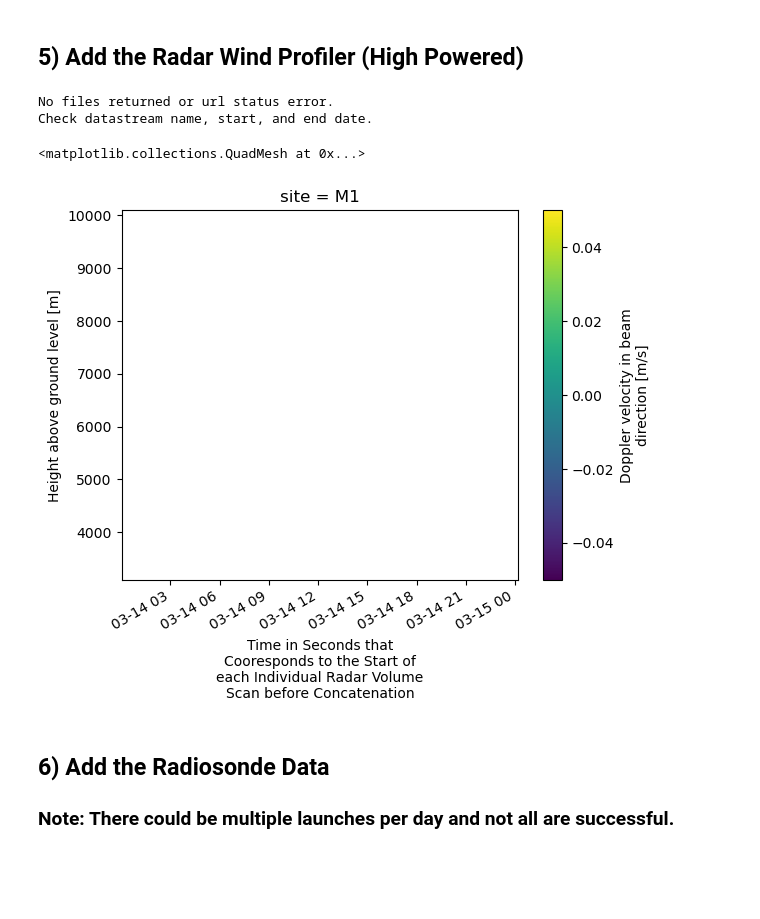
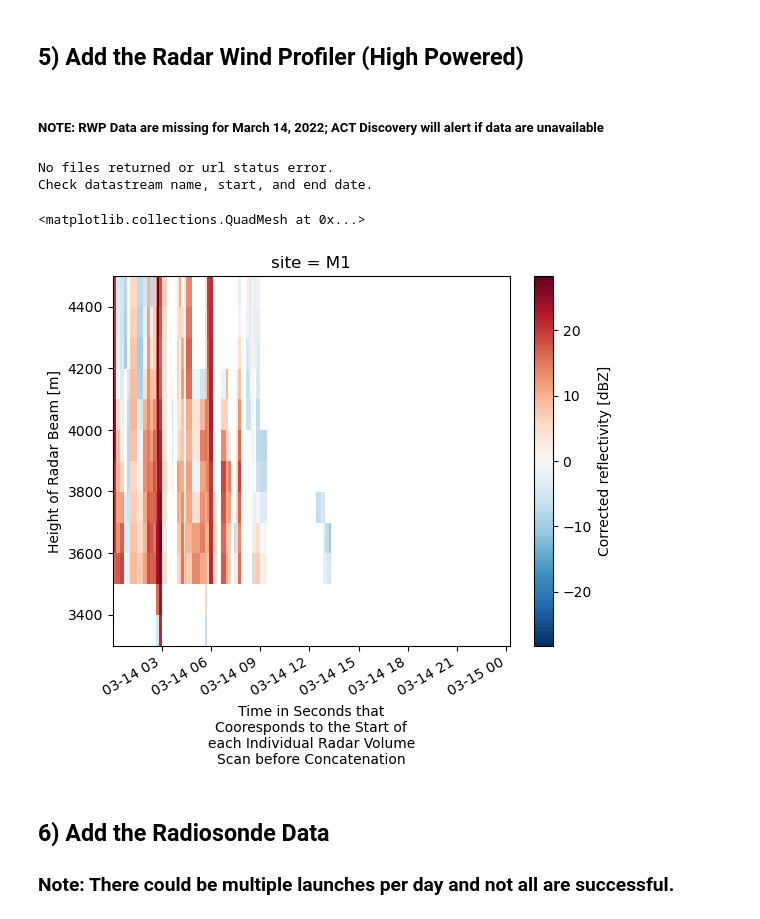
Before and after one commit to mgrover1/sail-xprecip-radar, a Jupyter notebook: notebooks/radar-precip/matched_dataset_march_14_2022.ipynb, the cells around one changed output. Drawn from its saved outputs; the diff is of its cells as text; code cells hidden in the pictures; blank space fills up the shorter version.

```diff
--- a/notebooks/radar-precip/matched_dataset_march_14_2022.ipynb
+++ b/notebooks/radar-precip/matched_dataset_march_14_2022.ipynb
@@ -343,7 +371,7 @@ else:
 [DOWNLOADING] gucmetM1.b1.20220314.000000.cdf
 # %%
 # Define the file path
-nmet = sorted(glob.glob(INSITU_DIR +'*gucmetM1.b1*'))
+nmet = sorted(glob.glob(INSITU_DIR + '*gucmetM1.b1.' + DATE.replace('-', '') + '*'))
 # Define the site location based on the filename
 met_site = nmet[0].split('gucmet')[-1].split('.')[0]
 # %%
@@ -373,7 +401,7 @@ else:
 [DOWNLOADING] gucldM1.b1.20220314.000000.cdf
 # %%
 # Define the file path
-nld = sorted(glob.glob(INSITU_DIR +'*gucldM1.b1*'))
+nld = sorted(glob.glob(INSITU_DIR + '*gucldM1.b1.' + DATE.replace('-', '') + '*'))
 # Define the site location based on the filename
 ld_site = nld[0].split('gucld')[-1].split('.')[0]
 # %%
@@ -396,7 +424,7 @@ else:
 [DOWNLOADING] gucldS2.b1.20220314.000000.cdf
 # %%
 # Define the file path
-ld_2 = sorted(glob.glob(INSITU_DIR +'*gucldS2.b1*'))
+ld_2 = sorted(glob.glob(INSITU_DIR + '*gucldS2.b1.' + DATE.replace('-', '') + '*'))
 # Define the site location based on the filename
 ld2_site = ld_2[0].split('gucld')[-1].split('.')[0]
 # %%
@@ -414,17 +442,3 @@ ds.liquid_water_distribution_mean.sel(site='S2').plot(ax=axarr[1])
 [figure]
 # %% [markdown]
 ## 5) Add the Radar Wind Profiler (High Powered)
-# %%
-# We can use the ACT module for downloading data from the ARM web service
-if ARM_USERNAME is None or ARM_TOKEN is None or len(ARM_USERNAME) == 0 or len(ARM_TOKEN) == 0:
-    print("ACT Username and Token Not Found ")
-else:
-    results = act.discovery.download_data(ARM_USERNAME,
-                                          ARM_TOKEN,
-                                          'guc915rwpprecipmomenthighM1.a0',
-                                          DATE,
-                                          DATE,
-                                          output=INSITU_DIR)
-# %% [output]
-No files returned or url status error.
-Check datastream name, start, and end date.
@@ -436,12 +445,36 @@ rwp_site = nrwp[0].split('guc915rwpprecipmomenthigh')[-1].split('.')[0]
+# %% [markdown]
+##### NOTE: RWP Data are missing for March 14, 2022; ACT Discovery will alert if data are unavailable
+# %%
+# We can use the ACT module for downloading data from the ARM web service
+if ARM_USERNAME is None or ARM_TOKEN is None or len(ARM_USERNAME) == 0 or len(ARM_TOKEN) == 0:
+    print("ACT Username and Token Not Found ")
+else:
+    results = act.discovery.download_data(ARM_USERNAME,
+                                          ARM_TOKEN,
+                                          'guc915rwpprecipmomenthighM1.a0',
+                                          DATE,
+                                          DATE,
+                                          output=INSITU_DIR)
+# %% [output]
+No files returned or url status error.
+Check datastream name, start, and end date.
+# %%
+# Define the file path
+nrwp = sorted(glob.glob(INSITU_DIR + '*guc915rwpprecipmomenthighM1.a0.' + DATE.replace('-', '') + '*'))
+if len(nrwp) > 0:
+    # Define the site location based on the filename
+    rwp_site = nrwp[0].split('guc915rwpprecipmomenthigh')[-1].split('.')[0]
+
+    # Call Match Datasets ACT
+    ds = match_datasets_act(ds, nrwp[0], rwp_site, resample='mean', discard=discard_var['RWP'])
+
+    # Check to make sure the RWP datastream merged in correctly
+    ds.sel(site='M1').doppler_velocity.plot(x='time')
 # %%
-# Call Match Datasets ACT
-ds = match_datasets_act(ds, nrwp[0], rwp_site, resample='mean', discard=discard_var['RWP'])
+ds.sel(site='M1').sel(height=slice(3300, 4500)).corrected_reflectivity.plot(x='time')
+# %% [output]
+<matplotlib.collections.QuadMesh at 0x...>
+[figure, added]
-# %%
-# Check to make sure the RWP datastream merged in correctly
-ds.sel(site='M1').doppler_velocity.plot(x='time')
-# %% [output]
-<matplotlib.collections.QuadMesh at 0x...>
-[figure, removed]
 # %% [markdown]
 ## 6) Add the Radiosonde Data
 
```
Also changed, not shown: parts of 9 cells of this notebook.
